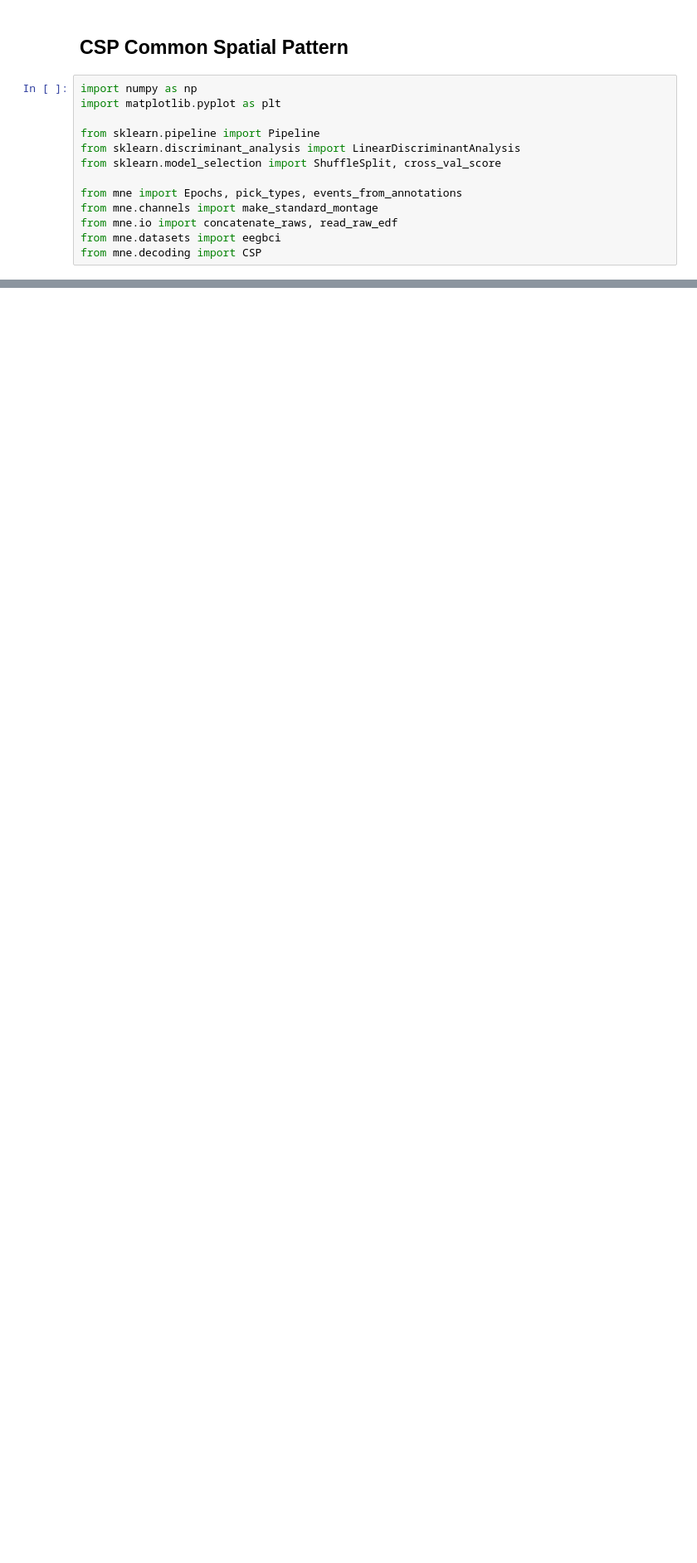
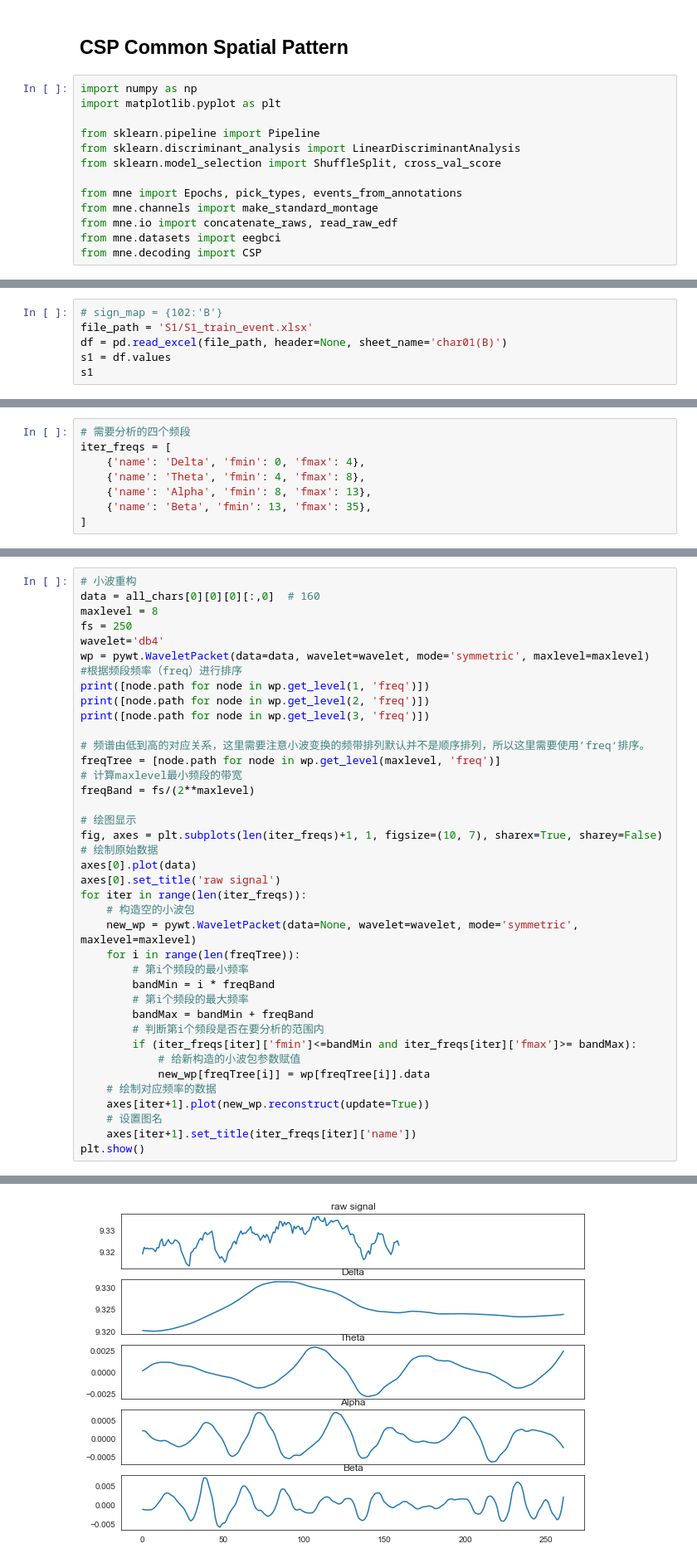
Before and after one commit to Vincent-syr/20MathModelCode, a Jupyter notebook: Untitled.ipynb, the cells around one changed output, grey strips where cells are left out. Shown at 83% size. Saved outputs shown, nothing was run; the diff lists cells and outputs as text; blank space fills up the shorter version.

```diff
--- a/Untitled.ipynb
+++ b/Untitled.ipynb
@@ -989,0 +992,6 @@ from mne.decoding import CSP
+# %%
+# sign_map = {102:'B'}
+file_path = 'S1/S1_train_event.xlsx'
+df = pd.read_excel(file_path, header=None, sheet_name='char01(B)')
+s1 = df.values
+s1
@@ -989,0 +1253,8 @@ from mne.decoding import CSP
+# %%
+# 需要分析的四个频段
+iter_freqs = [
+    {'name': 'Delta', 'fmin': 0, 'fmax': 4},
+    {'name': 'Theta', 'fmin': 4, 'fmax': 8},
+    {'name': 'Alpha', 'fmin': 8, 'fmax': 13},
+    {'name': 'Beta', 'fmin': 13, 'fmax': 35},
+]
@@ -989,0 +1267,40 @@ from mne.decoding import CSP
+# %%
+# 小波重构
+data = all_chars[0][0][0][:,0]  # 160
+maxlevel = 8
+fs = 250
+wavelet='db4'
+wp = pywt.WaveletPacket(data=data, wavelet=wavelet, mode='symmetric', maxlevel=maxlevel)
+#根据频段频率（freq）进行排序
+print([node.path for node in wp.get_level(1, 'freq')])
+print([node.path for node in wp.get_level(2, 'freq')])
+print([node.path for node in wp.get_level(3, 'freq')])
+
+# 频谱由低到高的对应关系，这里需要注意小波变换的频带排列默认并不是顺序排列，所以这里需要使用’freq‘排序。
+freqTree = [node.path for node in wp.get_level(maxlevel, 'freq')]
+# 计算maxlevel最小频段的带宽
+freqBand = fs/(2**maxlevel)
+
+# 绘图显示
+fig, axes = plt.subplots(len(iter_freqs)+1, 1, figsize=(10, 7), sharex=True, sharey=False)
+# 绘制原始数据
+axes[0].plot(data)
+axes[0].set_title('raw signal')
+for iter in range(len(iter_freqs)):
+    # 构造空的小波包
+    new_wp = pywt.WaveletPacket(data=None, wavelet=wavelet, mode='symmetric', maxlevel=maxlevel)
+    for i in range(len(freqTree)):
+        # 第i个频段的最小频率
+        bandMin = i * freqBand
+        # 第i个频段的最大频率
+        bandMax = bandMin + freqBand
+        # 判断第i个频段是否在要分析的范围内
+        if (iter_freqs[iter]['fmin']<=bandMin and iter_freqs[iter]['fmax']>= bandMax):
+            # 给新构造的小波包参数赋值
+            new_wp[freqTree[i]] = wp[freqTree[i]].data
+    # 绘制对应频率的数据
+    axes[iter+1].plot(new_wp.reconstruct(update=True))
+    # 设置图名
+    axes[iter+1].set_title(iter_freqs[iter]['name'])
+plt.show()
+# %% [output]
@@ -989,0 +1310 @@ from mne.decoding import CSP
+[figure, added]
```
Also changed, not shown: parts of 51 cells of this notebook, 5 other files.
